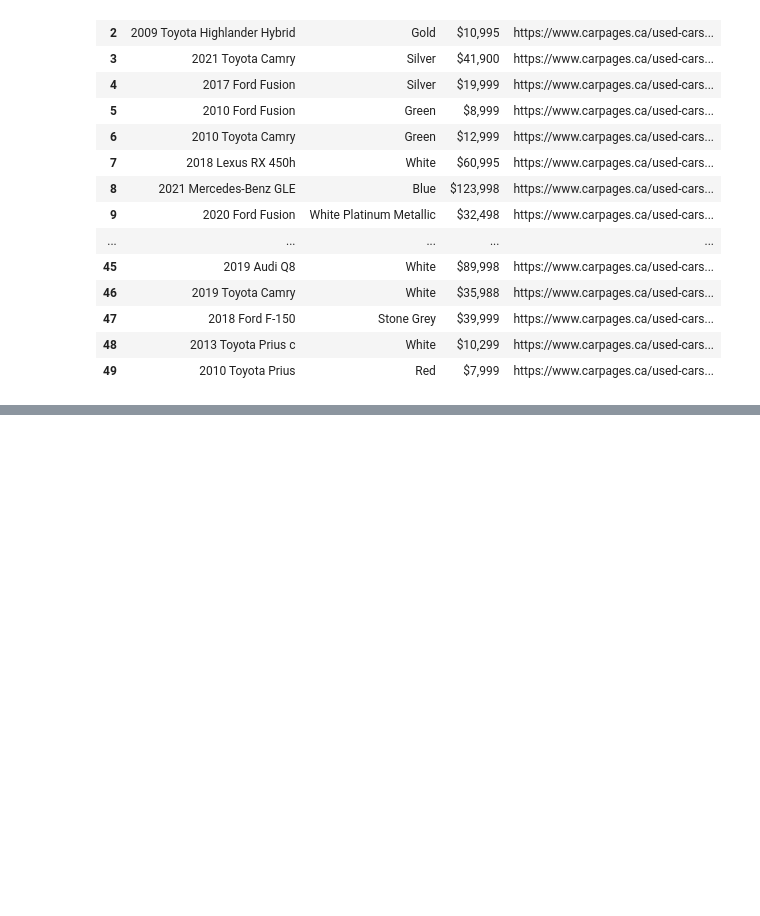
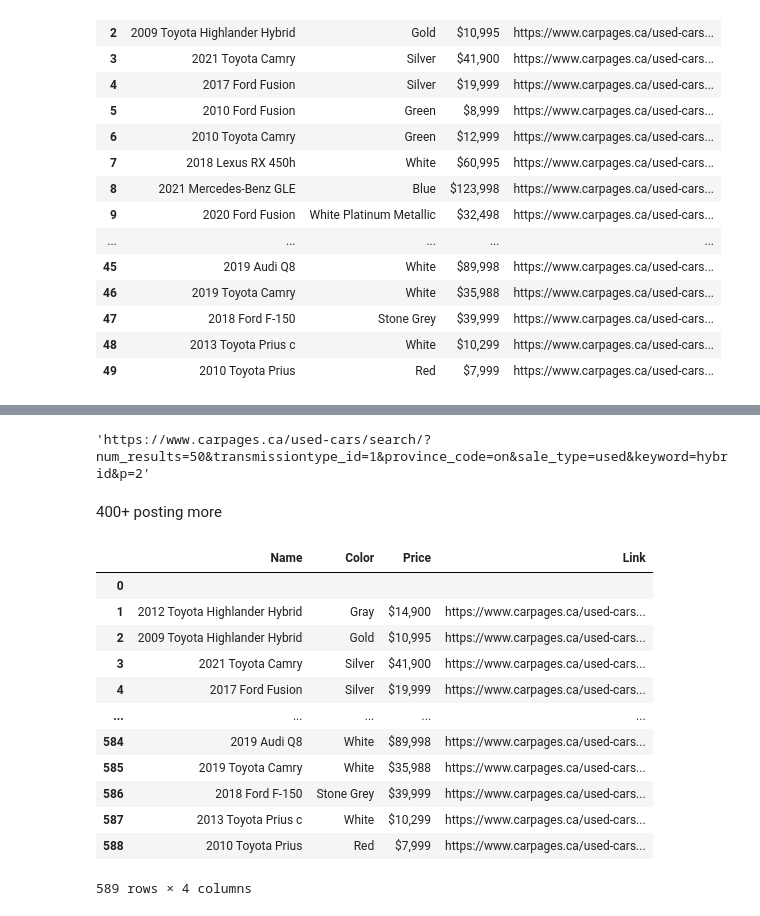
Before and after one commit to BeeLaBoo/BeeLaBoo, a Jupyter notebook: i-love-hybrid-car.ipynb, the cells around one changed output, grey strips where cells are left out. Cells and saved outputs as stored; diff of their text form; code cells hidden in the pictures; blank space fills up the shorter version.

```diff
--- a/i-love-hybrid-car.ipynb
+++ b/i-love-hybrid-car.ipynb
@@ -132,3 +134,59 @@ pd.read_csv('i_love_hybrid.csv')
 | 47 | 47 | 2018 Ford F-150 | Stone Grey | $39,999 | https://www.carpages.ca/used-cars... |
 | 48 | 48 | 2013 Toyota Prius c | White | $10,299 | https://www.carpages.ca/used-cars... |
 | 49 | 49 | 2010 Toyota Prius | Red | $7,999 | https://www.carpages.ca/used-cars... |
+# %%
+# I want 10 pages
+next_page = soup.find('a',class_ ='nextprev').get('href')
+# http already
+
+next_page
+# %% [output]
+'https://www.carpages.ca/used-cars/search/?num_results=50&transmissiontype_id=1&province_code=on&sale_type=used&keyword=hybrid&p=2'
+# %%
+## url 10 pages
+
+## url : next_page
+page = requests.get(next_page) #get html format
+soup = BeautifulSoup(page.text, 'lxml')
+
+### then go go above to put while loop for 10 page
+### count 0-10 : loop each page till to page no.10
+# %%
+##while loop , initiate counter start at 0
+counter = 0
+while counter <=10:
+
+    for post in postings:
+        name = post.find('h4',class_='hN').text.strip()
+     # 2'grey l-column l-column--small-6 l-column--medium-4' but I want index1
+        color = post.find_all('div',class_='grey l-column l-column--small-6 l-column--medium-4')[1].text.strip()
+        price = post.find('strong',class_='delta').text.strip()
+        link = post.find('a',class_='media__img media__img--thumb').get('href')
+        link_full = ("https://www.carpages.ca"+link)
+
+        df = df.append({'Name':name,'Color':color,
+                 'Price':price,'Link':link_full},ignore_index=True)
+    next_page = soup.find('a',class_ ='nextprev').get('href')
+    page = requests.get(next_page) #get html format
+    soup = BeautifulSoup(page.text, 'lxml')
+    counter +=1
+
+    ### back and froth till 10
+# %% [markdown]
+400+ posting more
+# %%
+df
+# %% [output]
+|  | Name | Color | Price | Link |
+| 0 |  |  |  |  |
+| 1 | 2012 Toyota Highlander Hybrid | Gray | $14,900 | https://www.carpages.ca/used-cars... |
+| 2 | 2009 Toyota Highlander Hybrid | Gold | $10,995 | https://www.carpages.ca/used-cars... |
+| 3 | 2021 Toyota Camry | Silver | $41,900 | https://www.carpages.ca/used-cars... |
+| 4 | 2017 Ford Fusion | Silver | $19,999 | https://www.carpages.ca/used-cars... |
+| ... | ... | ... | ... | ... |
+| 584 | 2019 Audi Q8 | White | $89,998 | https://www.carpages.ca/used-cars... |
+| 585 | 2019 Toyota Camry | White | $35,988 | https://www.carpages.ca/used-cars... |
+| 586 | 2018 Ford F-150 | Stone Grey | $39,999 | https://www.carpages.ca/used-cars... |
+| 587 | 2013 Toyota Prius c | White | $10,299 | https://www.carpages.ca/used-cars... |
+| 588 | 2010 Toyota Prius | Red | $7,999 | https://www.carpages.ca/used-cars... |
+589 rows × 4 columns
```
Also changed, not shown: parts of 3 cells of this notebook.
